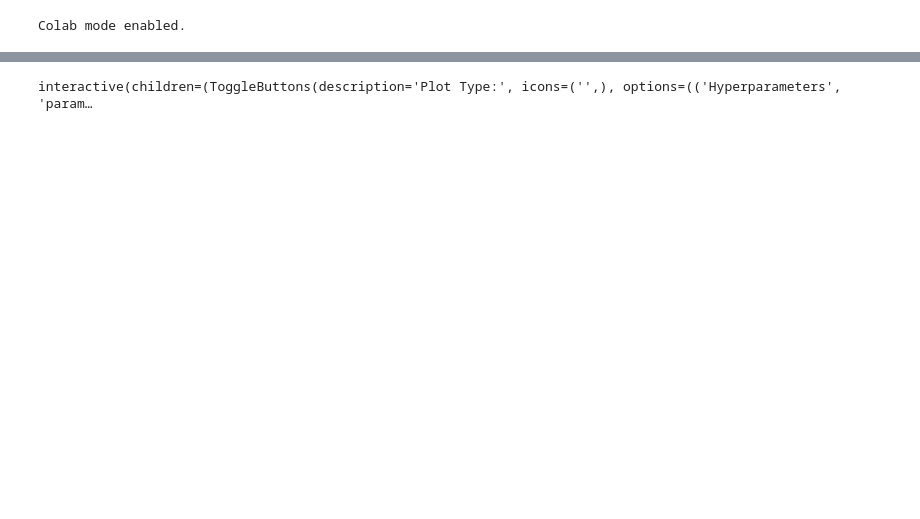
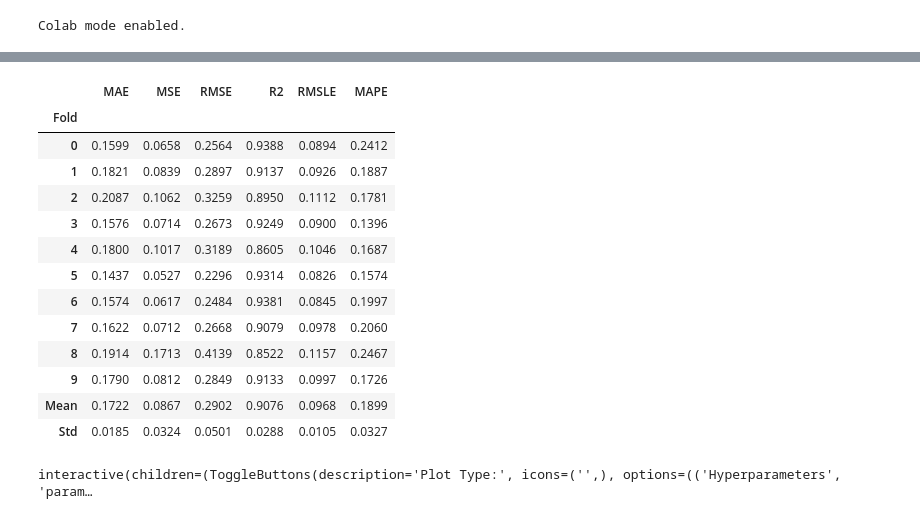
Before and after one commit to kdemertzis/Earthquakes, a Jupyter notebook: NewRegression/new_regression_ROW_FORM_BARE.ipynb, the cells around one changed output, grey strips where cells are left out. Drawn from its saved outputs; the diff is of its cells as text; code cells hidden in the pictures; blank space fills up the shorter version.

```diff
--- a/NewRegression/new_regression_ROW_FORM_BARE.ipynb
+++ b/NewRegression/new_regression_ROW_FORM_BARE.ipynb
@@ -93 +142,18 @@ plot_model(gbr, plot = 'residuals_interactive')
+# %%
+lightgbm = create_model('lightgbm')
+# %% [output]
+|  | MAE | MSE | RMSE | R2 | RMSLE | MAPE |
+| Fold |  |  |  |  |  |  |
+| 0 | 0.1599 | 0.0658 | 0.2564 | 0.9388 | 0.0894 | 0.2412 |
+| 1 | 0.1821 | 0.0839 | 0.2897 | 0.9137 | 0.0926 | 0.1887 |
+| 2 | 0.2087 | 0.1062 | 0.3259 | 0.8950 | 0.1112 | 0.1781 |
+| 3 | 0.1576 | 0.0714 | 0.2673 | 0.9249 | 0.0900 | 0.1396 |
+| 4 | 0.1800 | 0.1017 | 0.3189 | 0.8605 | 0.1046 | 0.1687 |
+| 5 | 0.1437 | 0.0527 | 0.2296 | 0.9314 | 0.0826 | 0.1574 |
+| 6 | 0.1574 | 0.0617 | 0.2484 | 0.9381 | 0.0845 | 0.1997 |
+| 7 | 0.1622 | 0.0712 | 0.2668 | 0.9079 | 0.0978 | 0.2060 |
+| 8 | 0.1914 | 0.1713 | 0.4139 | 0.8522 | 0.1157 | 0.2467 |
+| 9 | 0.1790 | 0.0812 | 0.2849 | 0.9133 | 0.0997 | 0.1726 |
+| Mean | 0.1722 | 0.0867 | 0.2902 | 0.9076 | 0.0968 | 0.1899 |
+| Std | 0.0185 | 0.0324 | 0.0501 | 0.0288 | 0.0105 | 0.0327 |
 # %%
```
Also changed, not shown: parts of 8 cells of this notebook.
